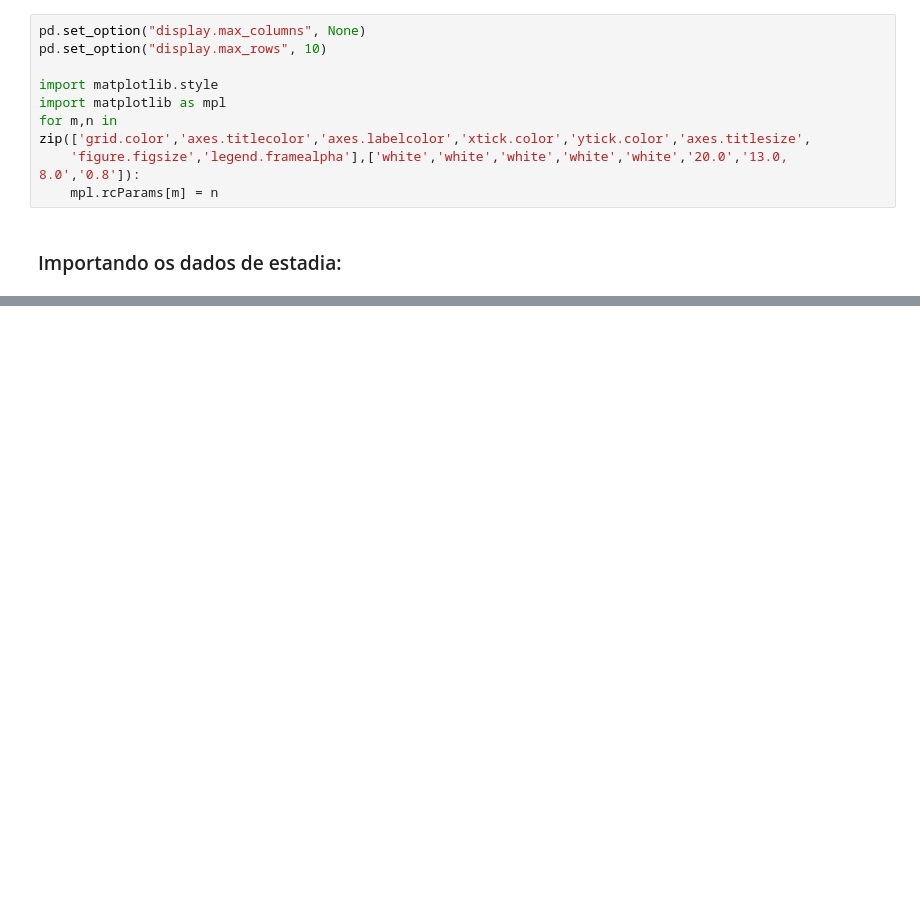
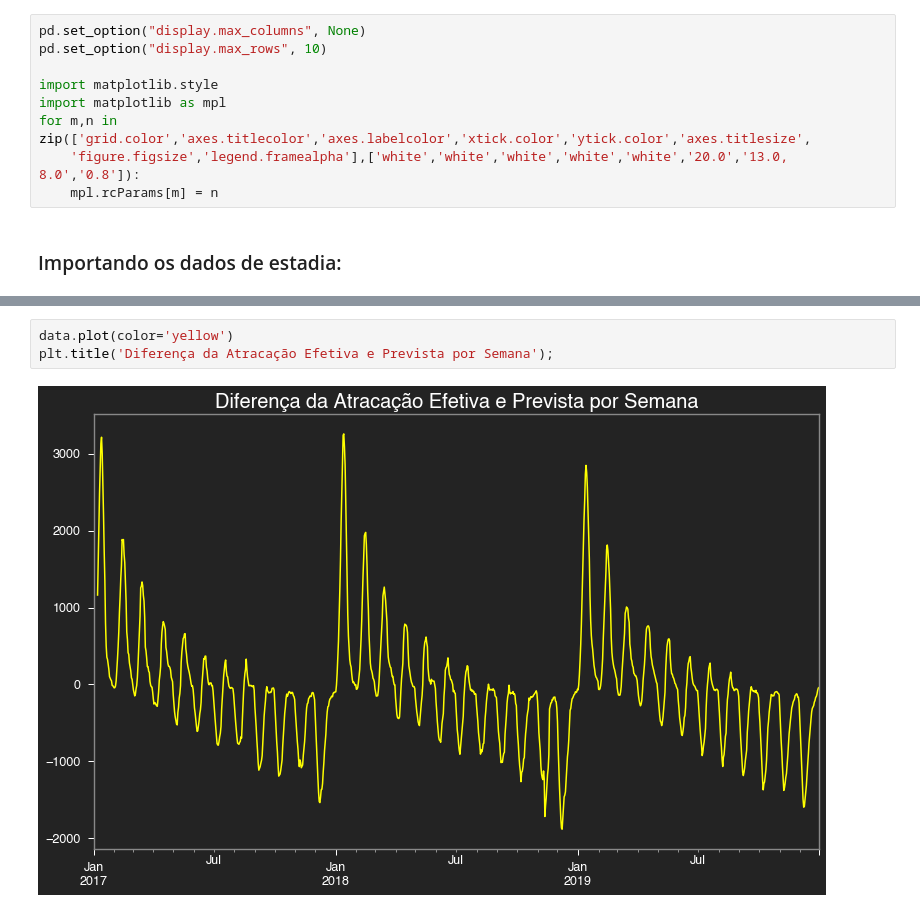
Before and after one commit to danielnrocha/BrasilHackExport, a Jupyter notebook: Projeto Porto Inteligente.ipynb, the cells around one changed output, grey strips where cells are left out. Saved outputs shown, nothing was run; the diff lists cells and outputs as text; blank space fills up the shorter version.

```diff
--- a/Projeto Porto Inteligente.ipynb
+++ b/Projeto Porto Inteligente.ipynb
@@ -95,0 +236,5 @@ vehicle_date.head(2)
+# %%
+data.plot(color='yellow')
+plt.title('Diferença da Atracação Efetiva e Prevista por Semana');
+# %% [output]
+[figure, added]
```
Also changed, not shown: parts of 69 cells of this notebook, 1 other file.
